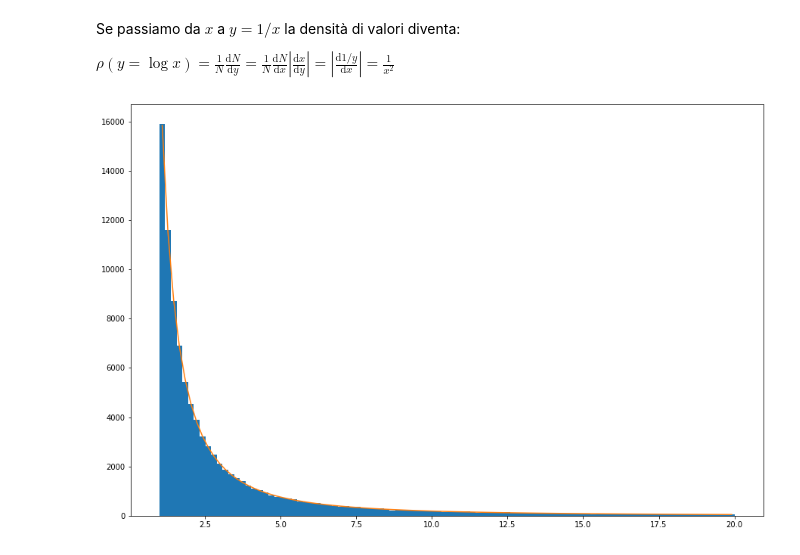
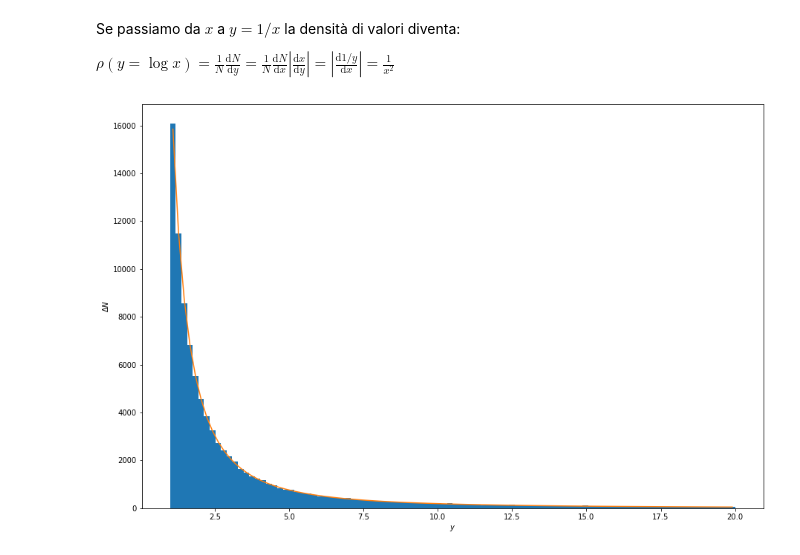
Before and after one commit to lucalista/analisi-dati-2022, a Jupyter notebook: 01.03.00__Generatori_di_numeri_pseudocasuali_in_python.ipynb, the cells around one changed output. Cells and saved outputs as stored; diff of their text form; code cells hidden in the pictures.

```diff
--- a/01.03.00__Generatori_di_numeri_pseudocasuali_in_python.ipynb
+++ b/01.03.00__Generatori_di_numeri_pseudocasuali_in_python.ipynb
@@ -212,11 +221,13 @@ $\displaystyle \rho(y=\log x)=\frac{1}{N}\frac{\mathrm{d}N}{\mathrm{d}y}=\frac{1
 # %%
 nbins = 100
 fig, ax = plt.subplots(figsize=(15, 10))
 n, bins, patches = ax.hist(1/x, nbins, range=(1,20))
+dx = 19/nbins
 xx = np.linspace(1+dx/2, 20-dx/2, nbins)
-dx = 19/nbins
 yy = 1/xx**2*nrand*dx
 ax.plot(xx, yy)
+ax.set_xlabel('$y$')
+ax.set_ylabel('$\Delta N$')
 plt.show()
 # %% [output]
-[figure, old version]
+[figure, new version]
```
Also changed, not shown: parts of 5 cells of this notebook.
